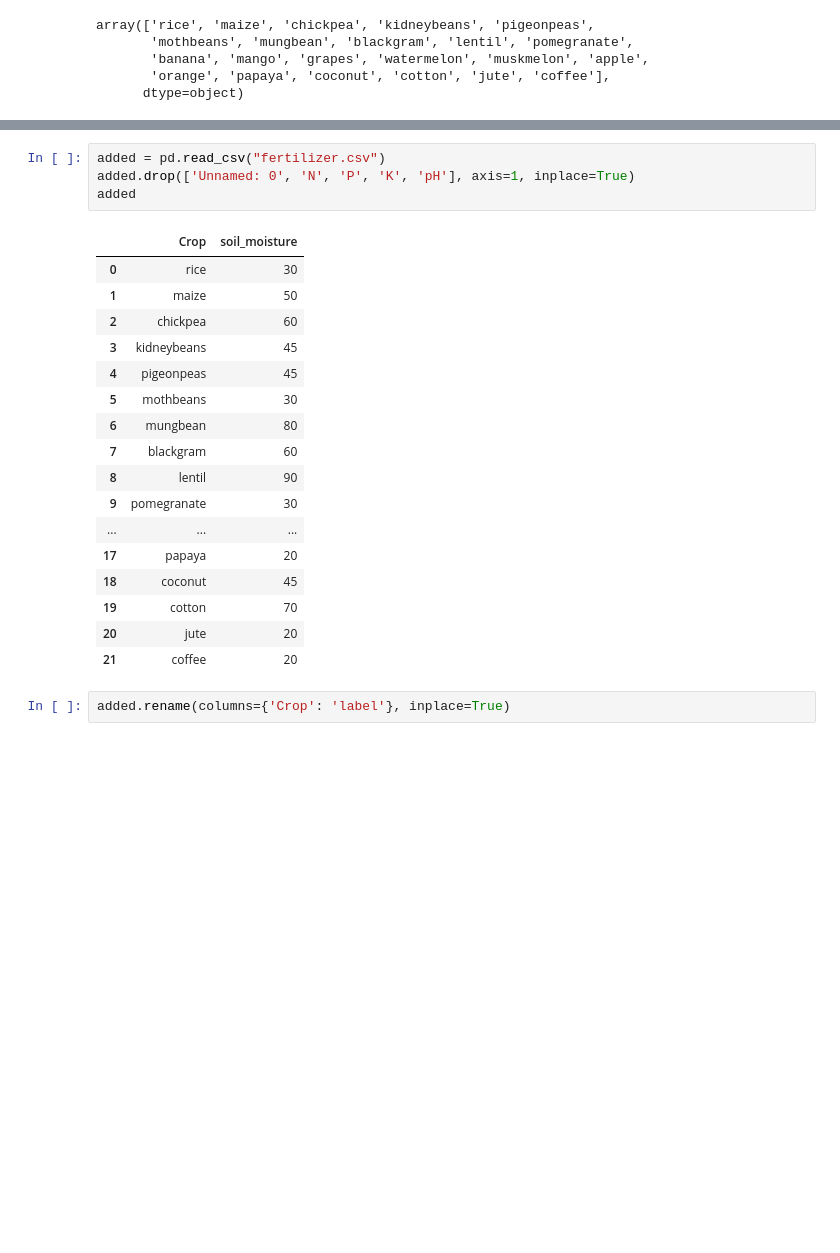
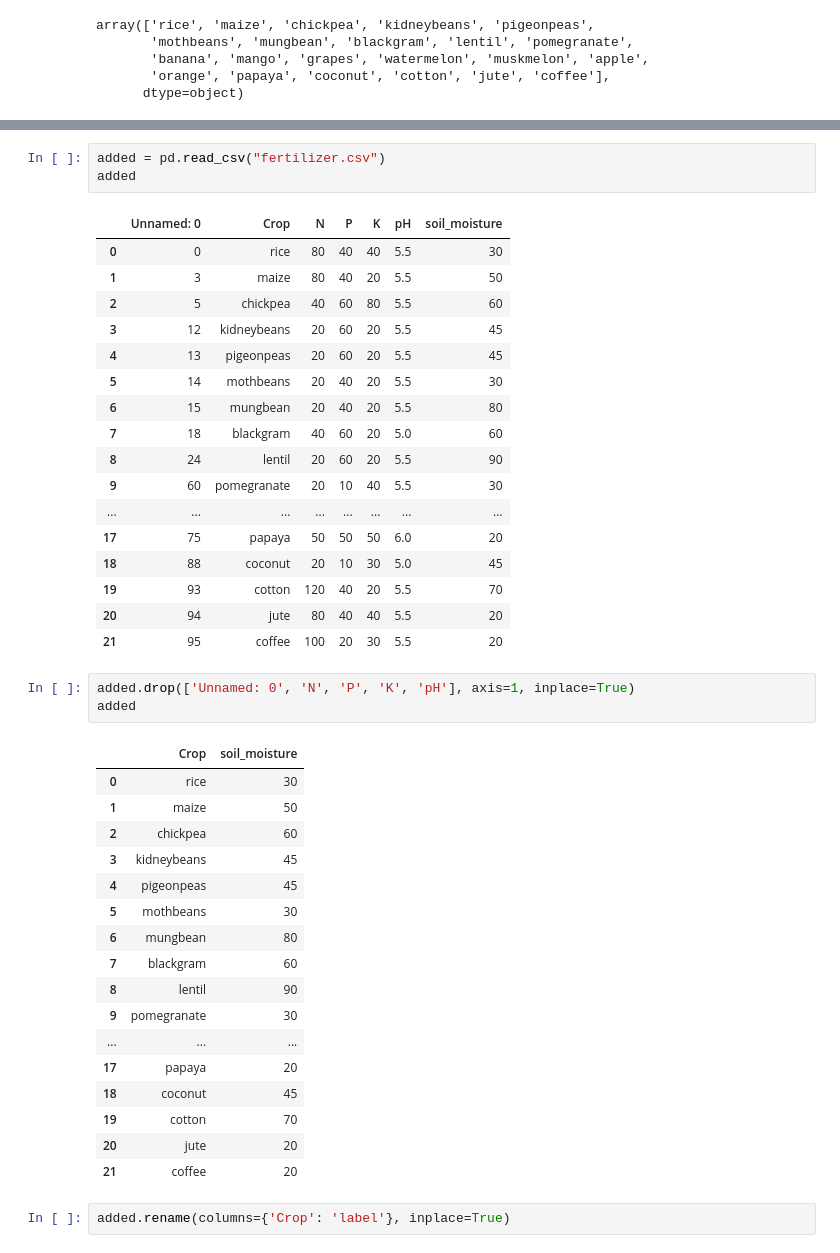
Before and after one commit to mada3959/AgriTechLITE, a Jupyter notebook: models/models.ipynb, the cells around one changed output, grey strips where cells are left out. Cells and saved outputs as stored; diff of their text form; blank space fills up the shorter version.

```diff
--- a/models/models.ipynb
+++ b/models/models.ipynb
@@ -66,5 +83,25 @@ dataset
+# %%
+added = pd.read_csv("fertilizer.csv")
+added
+# %% [output]
+|  | Unnamed: 0 | Crop | N | P | K | pH | soil_moisture |
+| 0 | 0 | rice | 80 | 40 | 40 | 5.5 | 30 |
+| 1 | 3 | maize | 80 | 40 | 20 | 5.5 | 50 |
+| 2 | 5 | chickpea | 40 | 60 | 80 | 5.5 | 60 |
+| 3 | 12 | kidneybeans | 20 | 60 | 20 | 5.5 | 45 |
+| 4 | 13 | pigeonpeas | 20 | 60 | 20 | 5.5 | 45 |
+| 5 | 14 | mothbeans | 20 | 40 | 20 | 5.5 | 30 |
+| 6 | 15 | mungbean | 20 | 40 | 20 | 5.5 | 80 |
+| 7 | 18 | blackgram | 40 | 60 | 20 | 5.0 | 60 |
+| 8 | 24 | lentil | 20 | 60 | 20 | 5.5 | 90 |
+| 9 | 60 | pomegranate | 20 | 10 | 40 | 5.5 | 30 |
+| ... | ... | ... | ... | ... | ... | ... | ... |
+| 17 | 75 | papaya | 50 | 50 | 50 | 6.0 | 20 |
+| 18 | 88 | coconut | 20 | 10 | 30 | 5.0 | 45 |
+| 19 | 93 | cotton | 120 | 40 | 20 | 5.5 | 70 |
+| 20 | 94 | jute | 80 | 40 | 40 | 5.5 | 20 |
+| 21 | 95 | coffee | 100 | 20 | 30 | 5.5 | 20 |
 # %%
-added = pd.read_csv("fertilizer.csv")
 added.drop(['Unnamed: 0', 'N', 'P', 'K', 'pH'], axis=1, inplace=True)
 added
 # %% [output]
```
Also changed, not shown: parts of 25 cells of this notebook, 8 other files.
